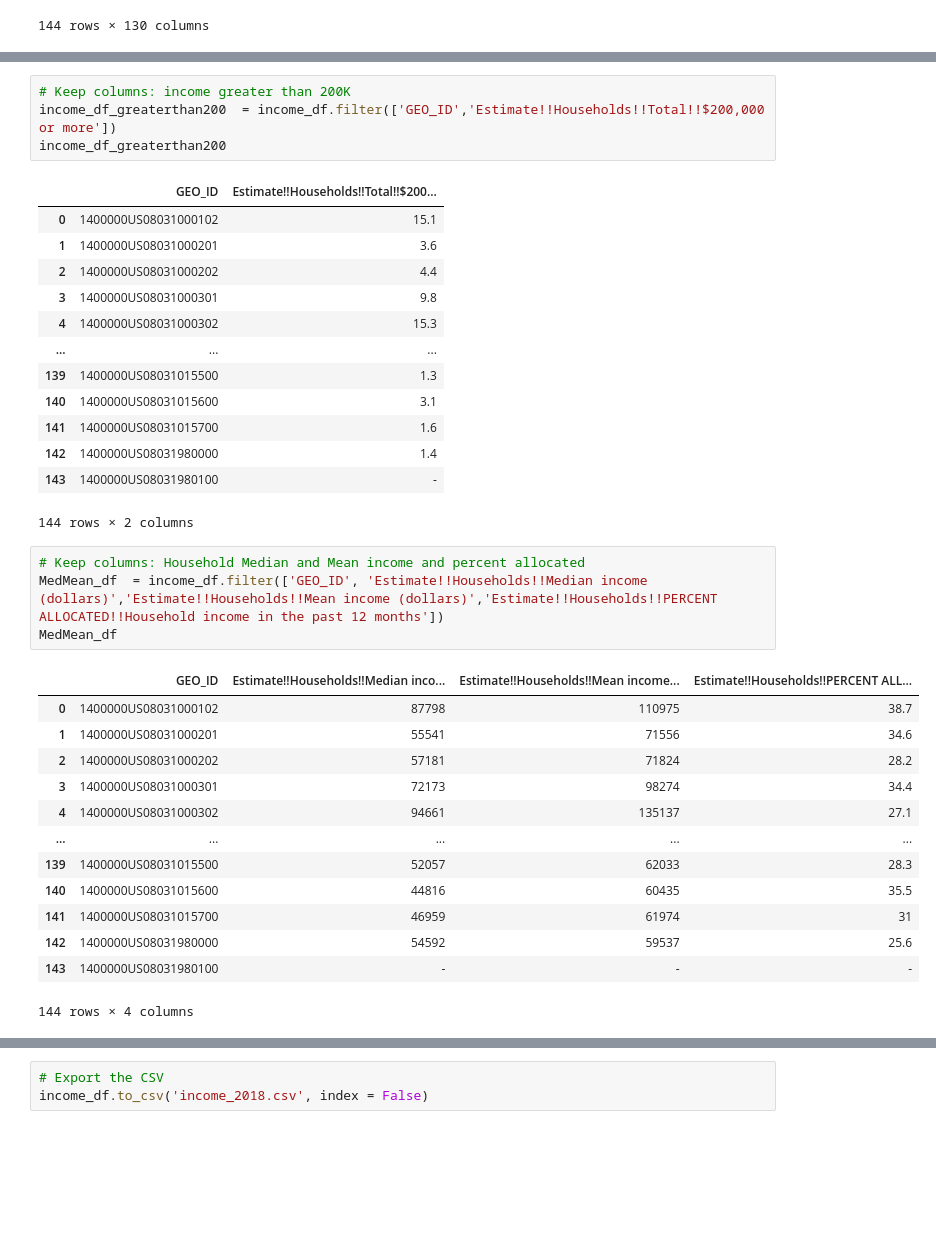
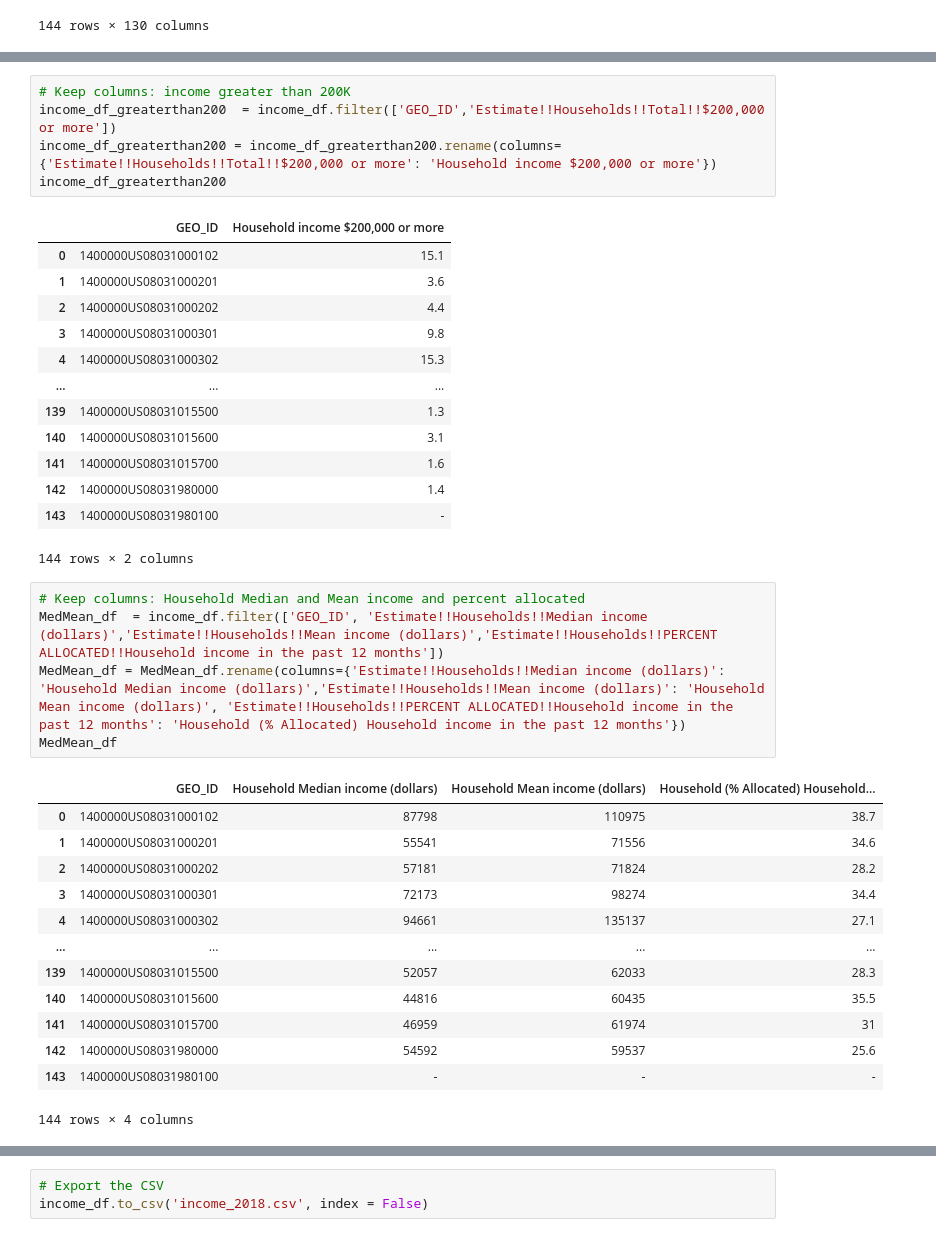
Before and after one commit to LinzStearns/CO_real_estate, a Jupyter notebook: 2018 income.ipynb, the cells around one changed output, grey strips where cells are left out. Drawn from its saved outputs; the diff is of its cells as text; blank space fills up the shorter version.

```diff
--- a/2018 income.ipynb
+++ b/2018 income.ipynb
@@ -129,9 +134,10 @@ income_df_greaterthan150
 # %%
 # Keep columns: income greater than 200K
 income_df_greaterthan200  = income_df.filter(['GEO_ID','Estimate!!Households!!Total!!$200,000 or more'])
+income_df_greaterthan200 = income_df_greaterthan200.rename(columns={'Estimate!!Households!!Total!!$200,000 or more': 'Household income $200,000 or more'})
 income_df_greaterthan200
 # %% [output]
-|  | GEO_ID | Estimate!!Households!!Total!!$200... |
+|  | GEO_ID | Household income $200,000 or more |
 | 0 | 1400000US08031000102 | 15.1 |
 | 1 | 1400000US08031000201 | 3.6 |
 | 2 | 1400000US08031000202 | 4.4 |
@@ -147,9 +153,10 @@ income_df_greaterthan200
 # %%
 # Keep columns: Household Median and Mean income and percent allocated
 MedMean_df  = income_df.filter(['GEO_ID', 'Estimate!!Households!!Median income (dollars)','Estimate!!Households!!Mean income (dollars)','Estimate!!Households!!PERCENT ALLOCATED!!Household income in the past 12 months'])
+MedMean_df = MedMean_df.rename(columns={'Estimate!!Households!!Median income (dollars)': 'Household Median income (dollars)','Estimate!!Households!!Mean income (dollars)': 'Household Mean income (dollars)', 'Estimate!!Households!!PERCENT ALLOCATED!!Household income in the past 12 months': 'Household (% Allocated) Household income in the past 12 months'})
 MedMean_df
 # %% [output]
-|  | GEO_ID | Estimate!!Households!!Median inco... | Estimate!!Households!!Mean income... | Estimate!!Households!!PERCENT ALL... |
+|  | GEO_ID | Household Median income (dollars) | Household Mean income (dollars) | Household (% Allocated) Household... |
 | 0 | 1400000US08031000102 | 87798 | 110975 | 38.7 |
 | 1 | 1400000US08031000201 | 55541 | 71556 | 34.6 |
 | 2 | 1400000US08031000202 | 57181 | 71824 | 28.2 |
```
Also changed, not shown: parts of 6 cells of this notebook, 23 other files.
